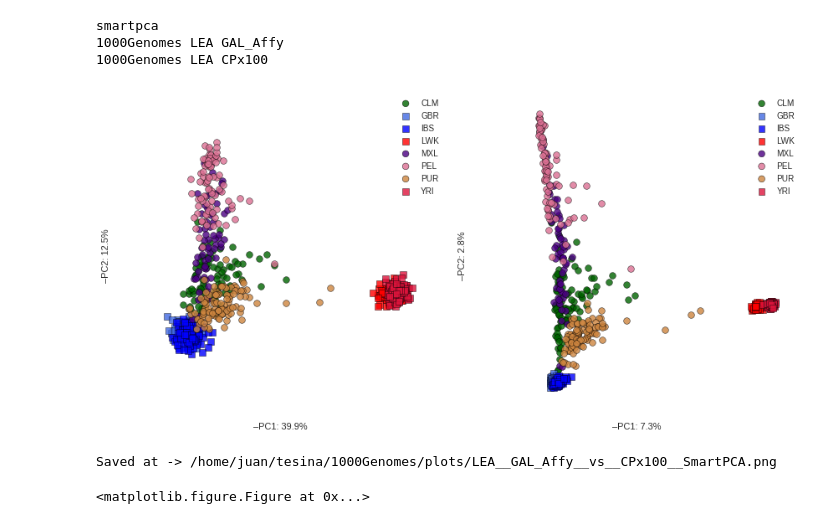
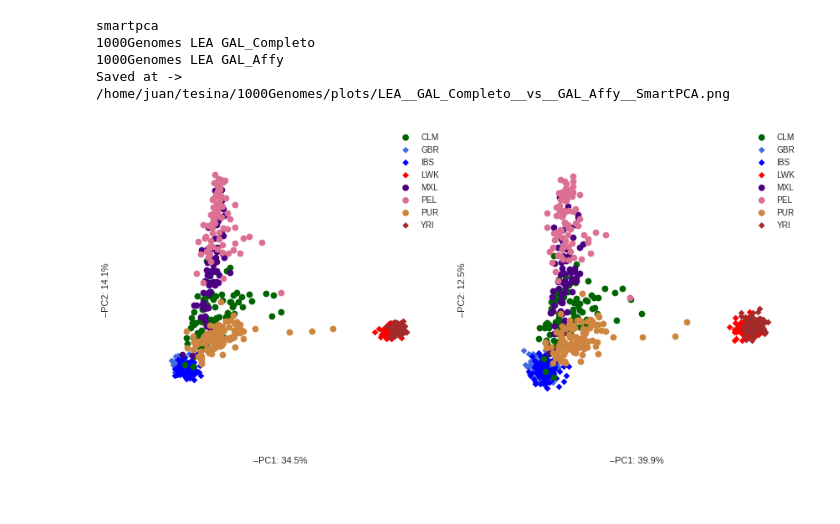
Before and after one commit to jmberros/ancestrator, a Jupyter notebook: PCA.ipynb, the cells around one changed output. Cells and saved outputs as stored; diff of their text form; code cells hidden in the pictures.

```diff
--- a/PCA.ipynb
+++ b/PCA.ipynb
@@ -8,42 +10,37 @@ import seaborn as sns
 # %%
-from itertools import product
-
-
 sns.set_context('notebook')
 sns.set_style('white')
 
-panel_labels = ['GAL_Affy', 'CPx100']
+panel_labels = ['GAL_Completo', 'GAL_Affy']
 samplegroup_labels = ['LEA']
 source_labels = ['1000Genomes']
 components = [['PC1', 'PC2']]
 implementations = ['smartpca']
 
 combos = list(product(source_labels, samplegroup_labels, panel_labels, components))
 
 
 for implementation in implementations:
     print(implementation)
 
     plotw, ploth = 6, 6
     ncols, nrows = len(list(combos)), 1
     fig = plt.figure(figsize=(ncols * plotw, nrows * ploth))
     ax_ids = list(np.arange(ncols * nrows) + 1)
 
     for s, sg, p, components in combos:
         print(s, sg, p)
         dataset = Dataset(s, sg, p)
         smartpca = dataset.pca(implementation=implementation)
         smartpca.plot(ax=fig.add_subplot(nrows, ncols, ax_ids.pop(0)), components_to_plot=components)
 
     sns.despine(left=True, bottom=True)
     plt.tight_layout()
+    smartpca.savefig(filename='LEA__GAL_Completo__vs__GAL_Affy__SmartPCA')
     plt.show()
-
-    smartpca.savefig(filename='LEA__GAL_Affy__vs__CPx100__SmartPCA')
 # %% [output]
 smartpca
+1000Genomes LEA GAL_Completo
 1000Genomes LEA GAL_Affy
-1000Genomes LEA CPx100
+Saved at -> /home/juan/tesina/1000Genomes/plots/LEA__GAL_Completo__vs__GAL_Affy__SmartPCA.png
-[figure, old version]
+[figure, new version]
-Saved at -> /home/juan/tesina/1000Genomes/plots/LEA__GAL_Affy__vs__CPx100__SmartPCA.png
-<matplotlib.figure.Figure at 0x...>
```
Also changed, not shown: parts of 12 cells of this notebook, 8 other files.
